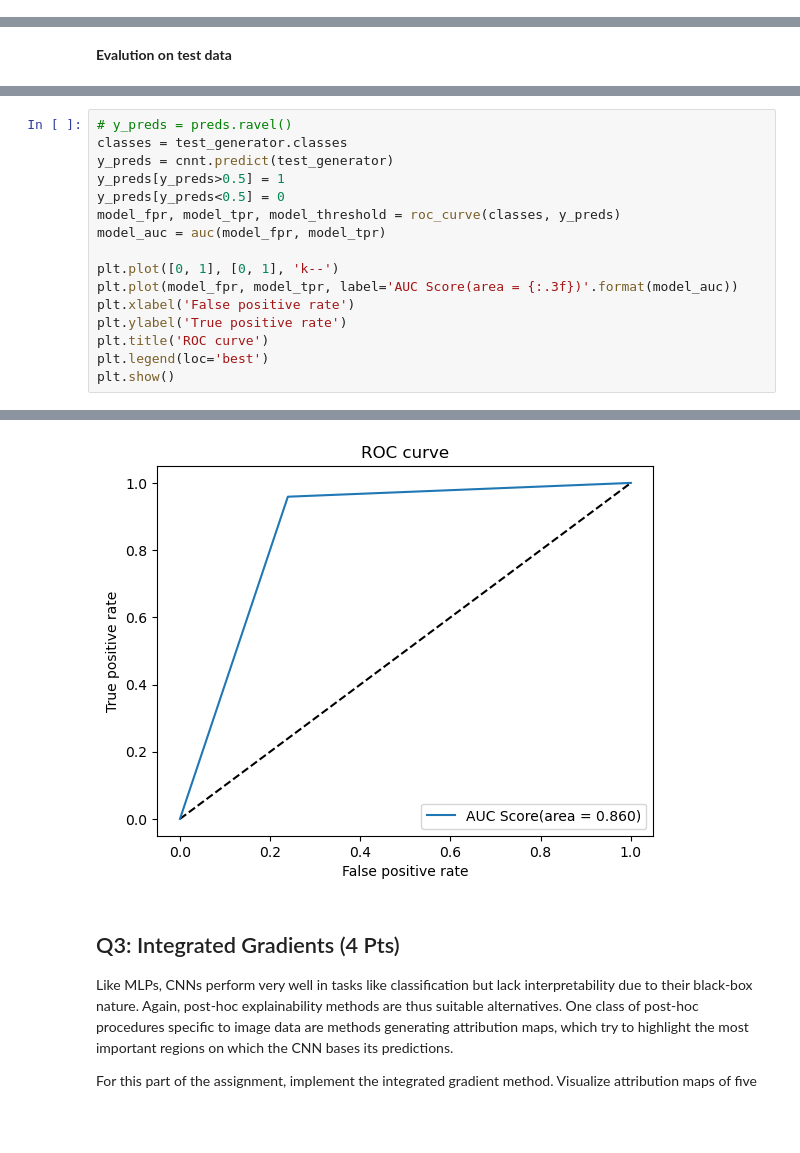
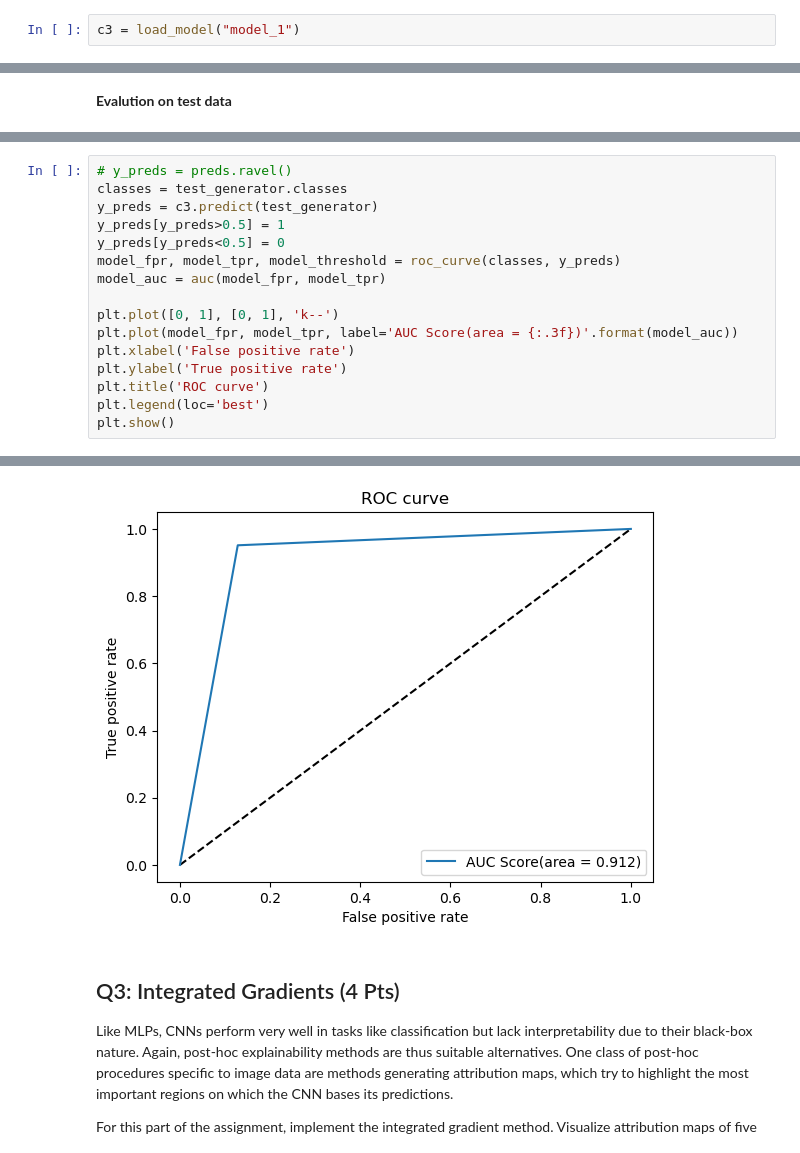
Before and after one commit to dagbelese/ETH-ML4H, a Jupyter notebook: Part 2 Pneumonia Prediction/Project1/PART22403.ipynb, the cells around one changed output, grey strips where cells are left out. Drawn from its saved outputs; the diff is of its cells as text; blank space fills up the shorter version.

Commit message:
Update - model

```diff
--- a/Part 2 Pneumonia Prediction/Project1/PART22403.ipynb
+++ b/Part 2 Pneumonia Prediction/Project1/PART22403.ipynb
@@ -350,3 +384,5 @@ Epoch 4/10
+# %%
+c3 = load_model("model_1")
 # %% [markdown]
 ### Evaluation
 # %%
@@ -463,7 +498,7 @@ Accuracy of the model is -  88.46153616905212 %
 # %%
 # y_preds = preds.ravel()
 classes = test_generator.classes
-y_preds = cnnt.predict(test_generator)
+y_preds = c3.predict(test_generator)
 y_preds[y_preds>0.5] = 1
 y_preds[y_preds<0.5] = 0
 model_fpr, model_tpr, model_threshold = roc_curve(classes, y_preds)
@@ -481,4 +516,4 @@ plt.show()
-[figure, old version]
+[figure, new version]
 # %% [markdown]
 ## Q3: Integrated Gradients (4 Pts)
 
```
Also changed, not shown: parts of 14 cells of this notebook, 11 other files.
